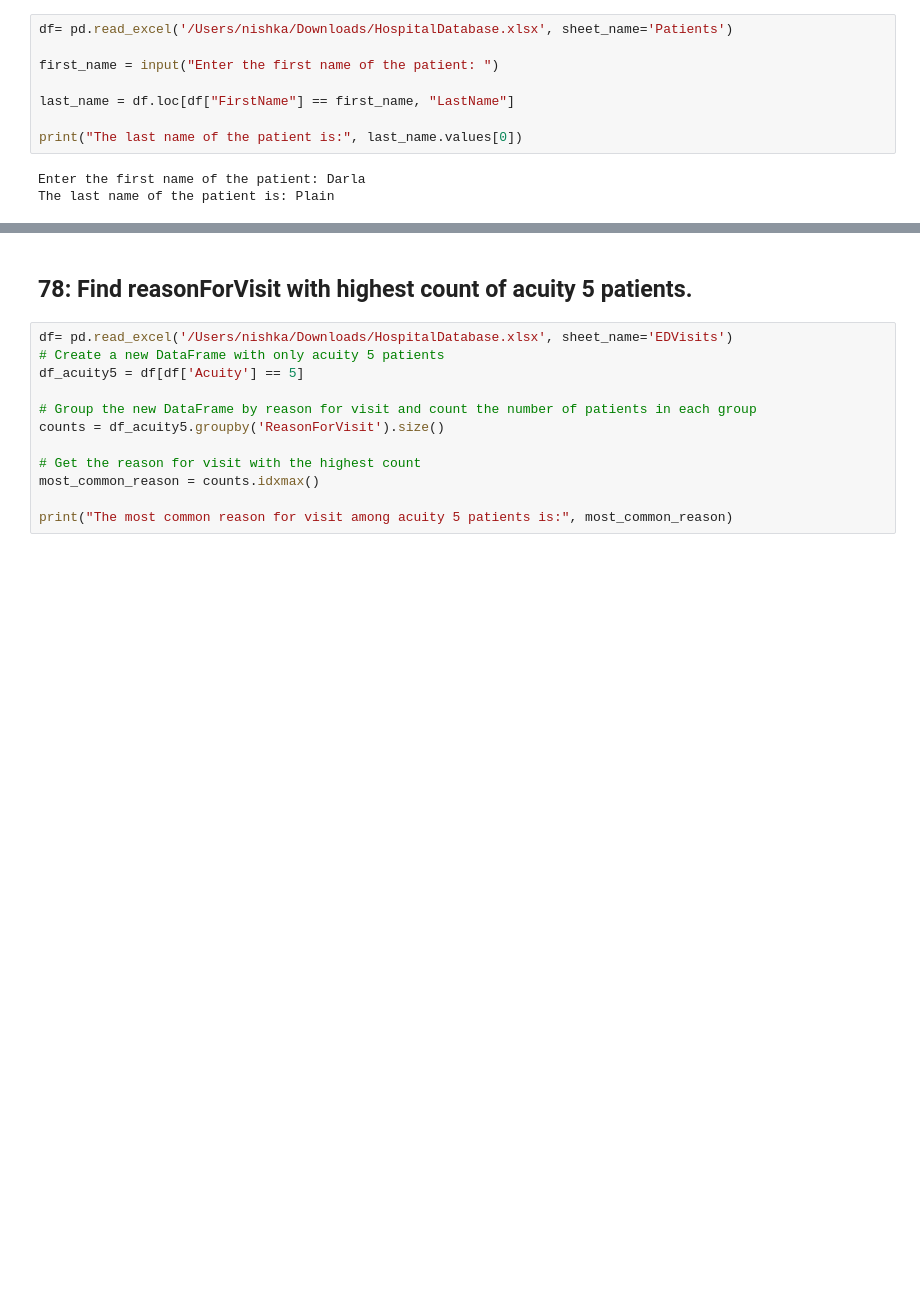
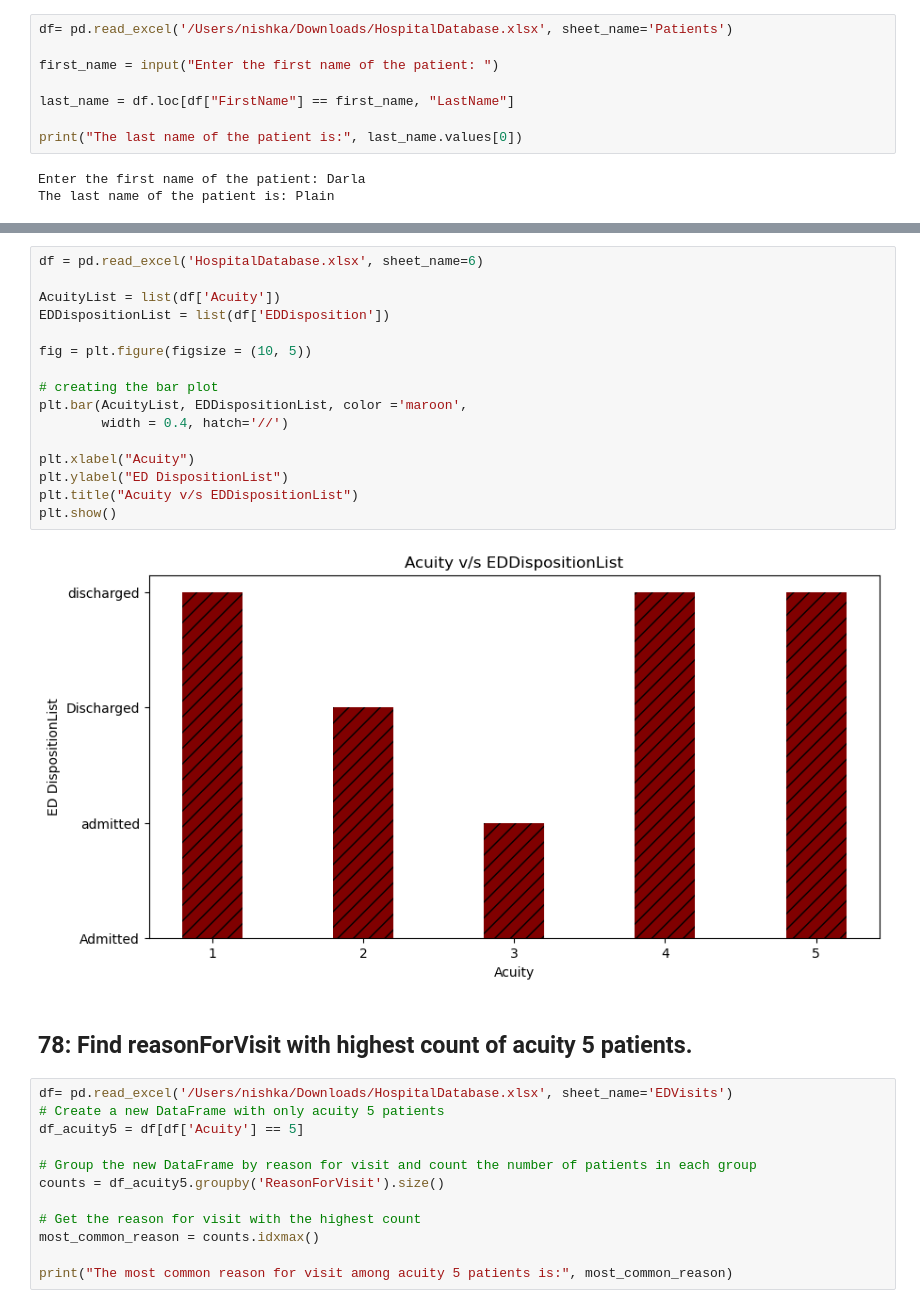
Before and after one commit to fathimadev35/PythonCoders, a Jupyter notebook: PythonCoders-Notebook.ipynb, the cells around one changed output, grey strips where cells are left out. Saved outputs shown, nothing was run; the diff lists cells and outputs as text; blank space fills up the shorter version.

```diff
--- a/PythonCoders-Notebook.ipynb
+++ b/PythonCoders-Notebook.ipynb
@@ -1558,3 +1592,21 @@ The last name of the patient is: Plain
+# %%
+df = pd.read_excel('HospitalDatabase.xlsx', sheet_name=6)
+
+AcuityList = list(df['Acuity'])
+EDDispositionList = list(df['EDDisposition'])
+
+fig = plt.figure(figsize = (10, 5))
+
+# creating the bar plot
+plt.bar(AcuityList, EDDispositionList, color ='maroon',
+        width = 0.4, hatch='//')
+
+plt.xlabel("Acuity")
+plt.ylabel("ED DispositionList")
+plt.title("Acuity v/s EDDispositionList")
+plt.show()
+# %% [output]
+[figure, added]
 # %% [markdown]
 ## 78: Find reasonForVisit with highest count of acuity 5 patients.
 # %%
```
Also changed, not shown: parts of 3 cells of this notebook.
